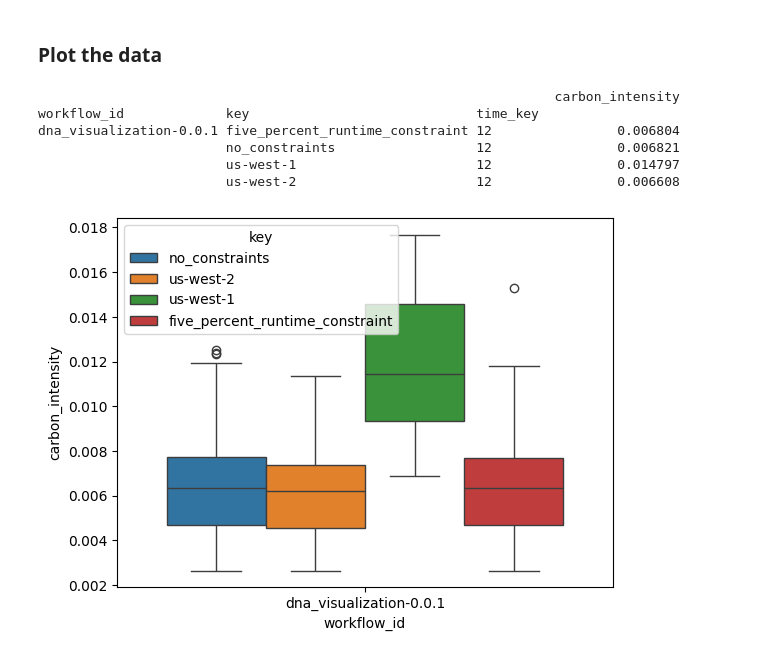
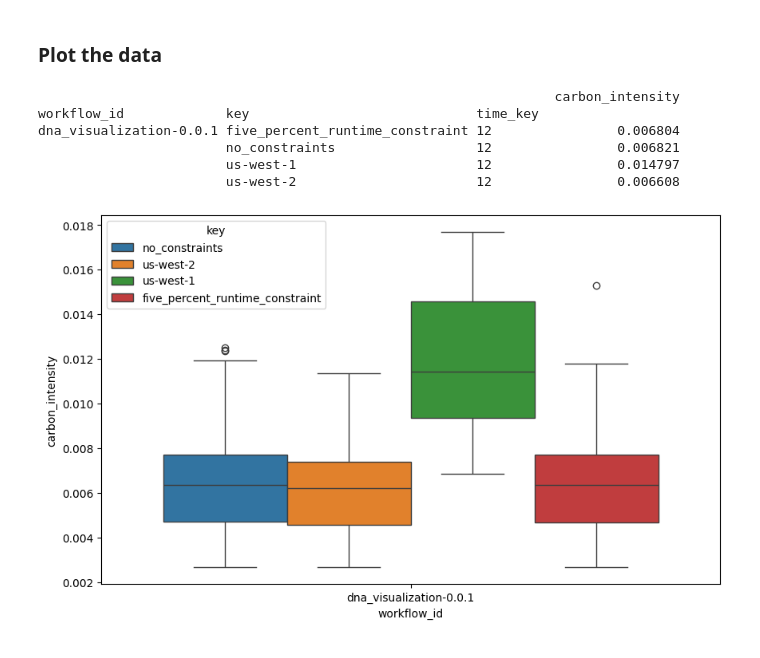
Before and after one commit to ubc-cirrus-lab/caribou, a Jupyter notebook: benchmarks/experiments/carbon_intensity_configs/experiment.ipynb, the cells around one changed output. Saved outputs shown, nothing was run; the diff lists cells and outputs as text; code cells hidden in the pictures.

```diff
--- a/benchmarks/experiments/carbon_intensity_configs/experiment.ipynb
+++ b/benchmarks/experiments/carbon_intensity_configs/experiment.ipynb
@@ -14,11 +15,12 @@ import boto3
 locations = {
     "us-west-2": (43.8041334, -120.5542012),
     "us-west-1": (38.8375215, -120.8958242),
+    "us-east-1": (37.4315734, -78.6568942),
 }
 
-start_date = datetime(2023, 6, 1, 0, 0, 0)
+start_date = datetime(2023, 6, 1, 0, 0, 0, tzinfo=GLOBAL_TIME_ZONE)
 
-end_date = datetime(2023, 6, 30, 0, 0, 0)
+end_date = datetime(2023, 6, 30, 0, 0, 0, tzinfo=GLOBAL_TIME_ZONE)
 # %% [markdown]
 ### Load Carbon Data
 # %%
@@ -140,10 +297,10 @@ poetry run ./invoke_serverless_function_uniform.sh dna_visualization 0.0.1 200 3
 3. Use the following small script to log sync the data and store it locally.
 # %%
 # Define the benchmarks:
-benchmarks = ["dna_visualization-0.0.1"]
+benchmarks = ["dna_visualization-0.0.2"]
 
 benchmark_input_data = {
-    "dna_visualization-0.0.1": '{"gen_file_name": "small_sequence.gb"}'
+    "dna_visualization-0.0.2": '{"gen_file_name": "small_sequence.gb"}'
 }
 # %% [markdown]
 #### Log Sync
@@ -382,2 +557,8 @@ Error while updating function configuration: An error occurred (ResourceConflict
+# %%
+number_of_invocations = 100
+time_frame_seconds = 60 * 15 # 15 minutes
+
+# Calculate the sleep time between each invocation
+sleep_time = time_frame_seconds / number_of_invocations
 # %% [markdown]
 #### Run actual experiments
@@ -630,33 +803,37 @@ all_data = pd.DataFrame(columns=["workflow_id", "key", "carbon_intensity", "time
 
 for workflow_id in benchmarks:
     with open(f'./data/deployment_results/{workflow_id}/result_data_points.json', 'r') as f:
         result_data_points = json.load(f)
 
     # For each key in the data, append the data (carbon intensity) for that key to the DataFrame
     for key, data in result_data_points.items():
         df = pd.DataFrame({
             "workflow_id": [workflow_id] * len(data),
             "key": [key] * len(data),
             "carbon_intensity": [entry["carbon_intensity"] for entry in data],
             "time_key": [entry["time_key"] for entry in data]
         })
 
         all_data = pd.concat([all_data, df], ignore_index=True)
 
 groouped = all_data.groupby(["workflow_id", "key", "time_key"]).mean()
-
+plt.figure(figsize=(10, 6))
 # Print only where time_key is 0
 
 print(groouped.loc[(slice(None), slice(None), "12"), :])
 
 # Plot all the data in the same plot
 sns.boxplot(x="workflow_id", y="carbon_intensity", hue="key", data=all_data)
-plt.show()
+os.makedirs("./data/plots", exist_ok=True)
+included_regions_str = "_".join(locations.keys())
+included_benchmarks_str = "_".join(benchmarks)
+result_file_name = f"./data/plots/comparative_plot_{start_date.strftime('%Y-%m-%d')}_{end_date.strftime('%Y-%m-%d')}_{included_regions_str}_{included_benchmarks_str}.png"
+plt.savefig(result_file_name)
 # %% [output]
                                                                   carbon_intensity
 workflow_id             key                             time_key
 dna_visualization-0.0.1 five_percent_runtime_constraint 12                0.006804
                         no_constraints                  12                0.006821
                         us-west-1                       12                0.014797
                         us-west-2                       12                0.006608
-[figure, old version]
+[figure, new version]
```
Also changed, not shown: parts of 11 cells of this notebook, 2 other files.
